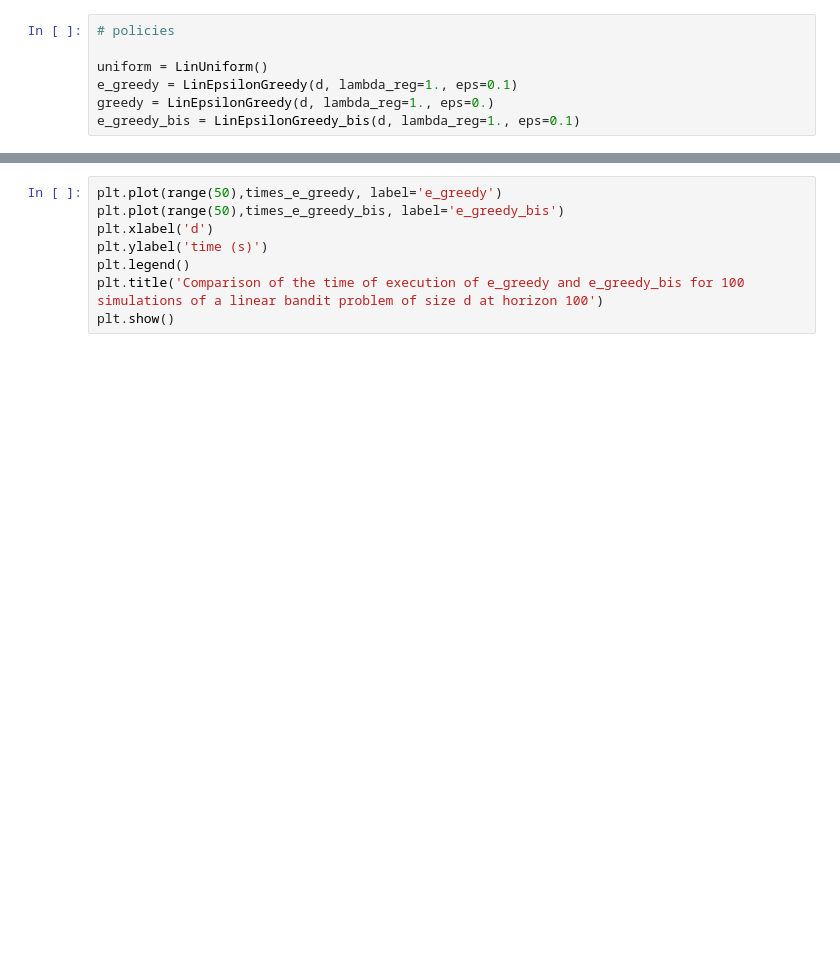
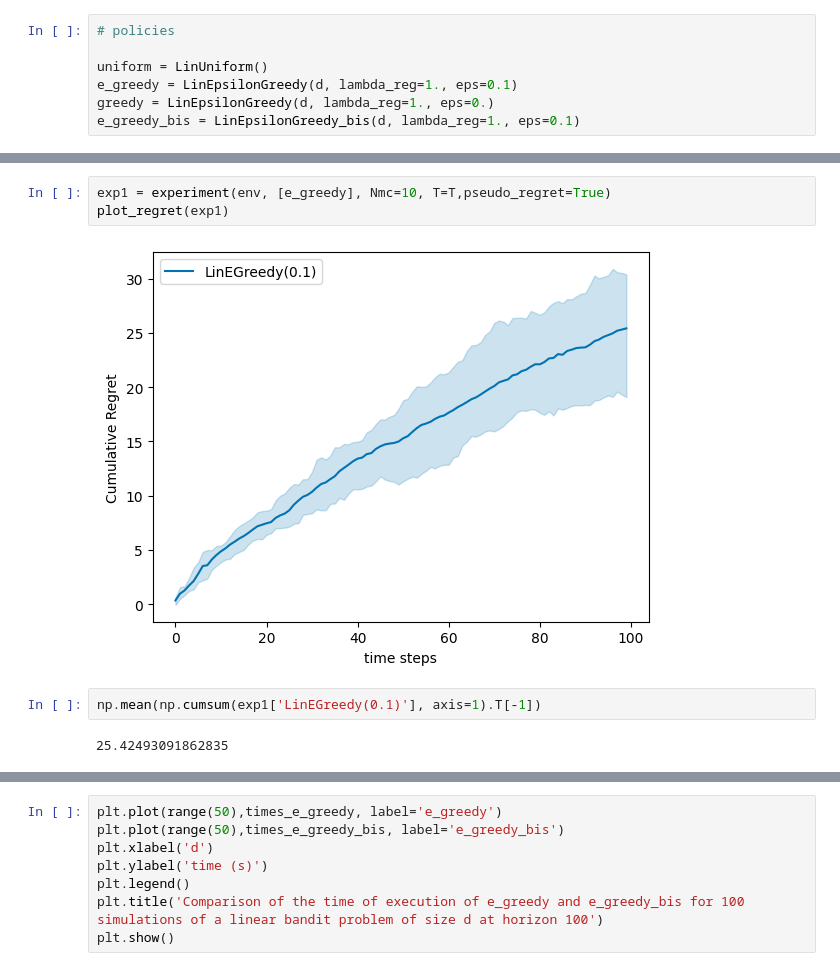
Before and after one commit to gregoirebechade/hw_rl, a Jupyter notebook: StochasticLinearBandits2024_companion_TBC.ipynb, the cells around one changed output, grey strips where cells are left out. Drawn from its saved outputs; the diff is of its cells as text; blank space fills up the shorter version.

```diff
--- a/StochasticLinearBandits2024_companion_TBC.ipynb
+++ b/StochasticLinearBandits2024_companion_TBC.ipynb
@@ -383 +384,10 @@ plot_regret(exp)
+# %%
+exp1 = experiment(env, [e_greedy], Nmc=10, T=T,pseudo_regret=True)
+plot_regret(exp1)
+# %% [output]
+[figure, added]
+# %%
+np.mean(np.cumsum(exp1['LinEGreedy(0.1)'], axis=1).T[-1])
+# %% [output]
+25.42493091862835
 # %%
```
Also changed, not shown: parts of 5 cells of this notebook.
